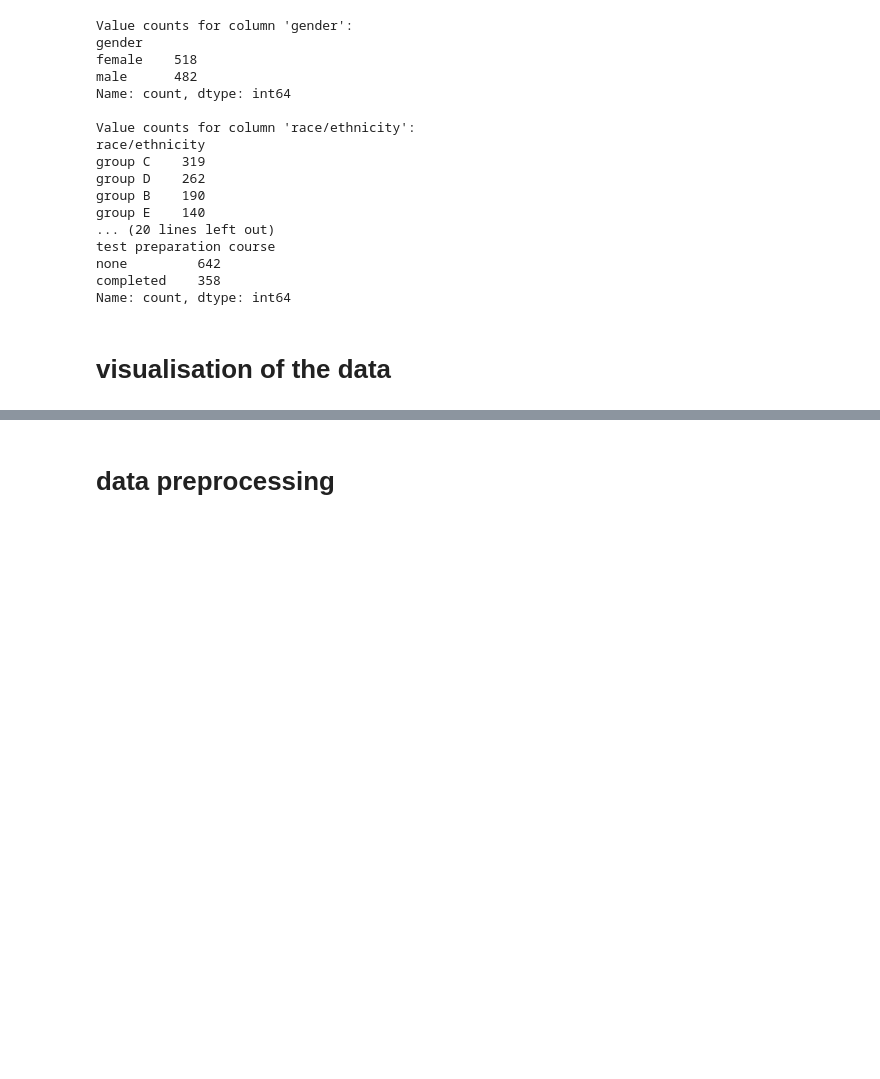
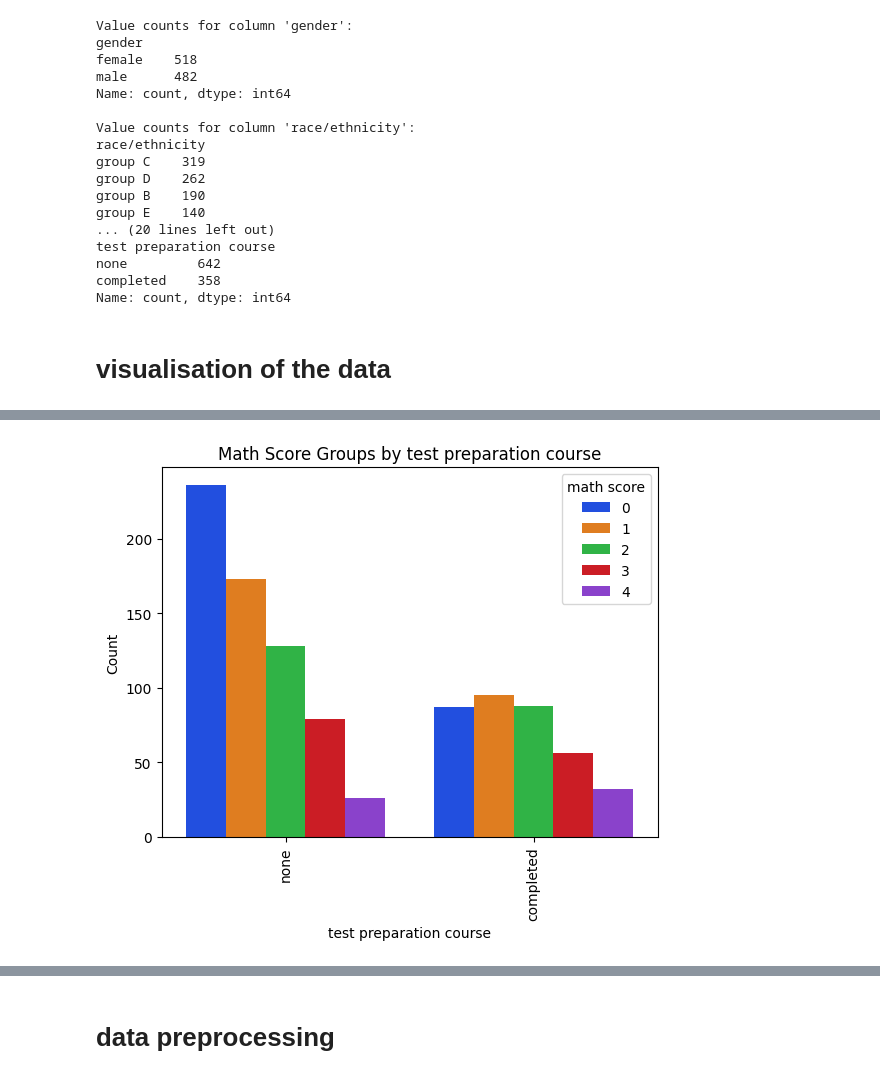
Before and after one commit to azurvane/Students_Performance_In_Exams, a Jupyter notebook: main.ipynb, the cells around one changed output, grey strips where cells are left out. Saved outputs shown, nothing was run; the diff lists cells and outputs as text; code cells hidden in the pictures; blank space fills up the shorter version.

```diff
--- a/main.ipynb
+++ b/main.ipynb
@@ -116,0 +181,18 @@ Name: count, dtype: int64
+# %%
+# 2. Use pd.cut() to group the 'math score' for the 'hue' argument
+p = sns.countplot(
+    x='test preparation course',
+    hue=pd.cut(df['math score'], bins=bins, labels=labels, right=True),
+    data=df,
+    palette='bright'
+)
+
+# Set descriptive labels for clarity
+plt.title('Math Score Groups by test preparation course')
+plt.xlabel('test preparation course')
+plt.ylabel('Count')
+
+_ = plt.setp(p.get_xticklabels(), rotation=90)
+plt.show()
+# %% [output]
+[figure, added]
```
Also changed, not shown: parts of 39 cells of this notebook, 4 other files.
